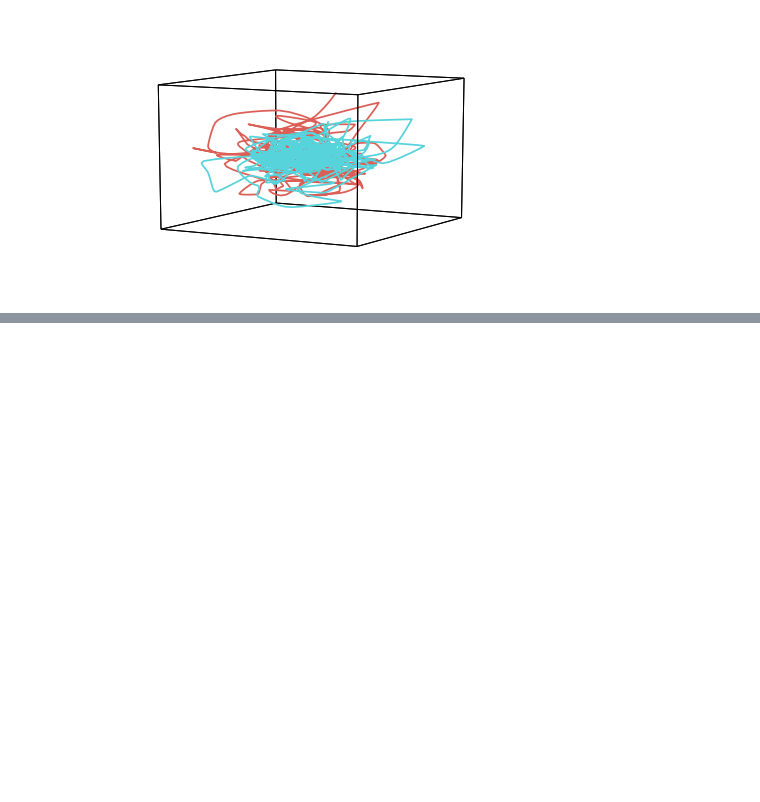
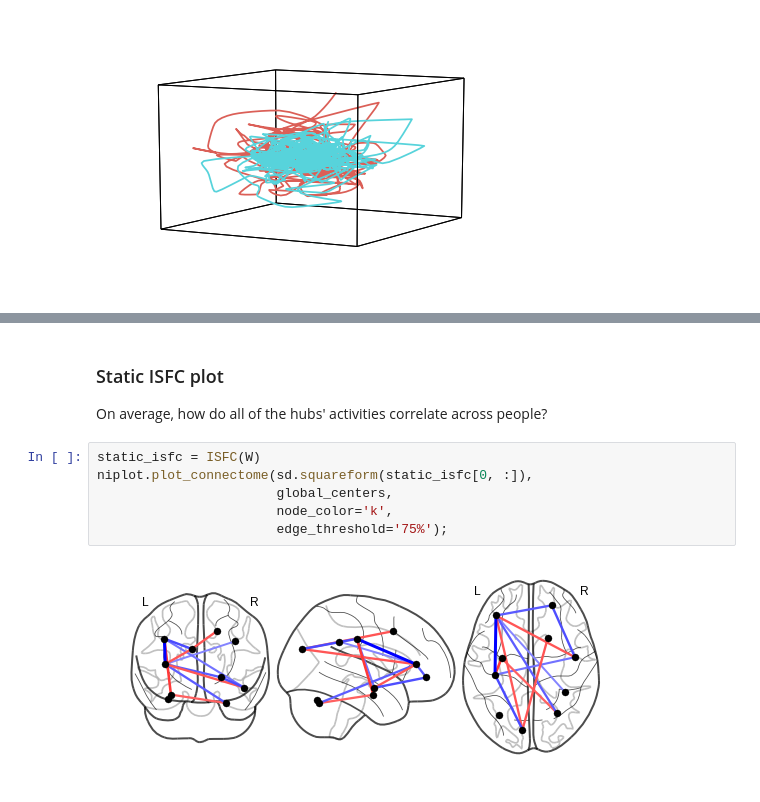
Before and after one commit to Summer-MIND/mind_2017, a Jupyter notebook: Tutorials/fMRI_NetworkDynamics/htfa_tutorial.ipynb, the cells around one changed output, grey strips where cells are left out. Drawn from its saved outputs; the diff is of its cells as text; blank space fills up the shorter version.

Commit message:
everything is now functional for HTFA + dynamic ISFC tutorial

```diff
--- a/Tutorials/fMRI_NetworkDynamics/htfa_tutorial.ipynb
+++ b/Tutorials/fMRI_NetworkDynamics/htfa_tutorial.ipynb
@@ -396,0 +452,12 @@ hyp.plot(W);
+# %% [markdown]
+### Static ISFC plot
+
+On average, how do all of the hubs' activities correlate across people?
+# %%
+static_isfc = ISFC(W)
+niplot.plot_connectome(sd.squareform(static_isfc[0, :]),
+                       global_centers,
+                       node_color='k',
+                       edge_threshold='75%');
+# %% [output]
+[figure, added]
```
Also changed, not shown: parts of 12 cells of this notebook.
